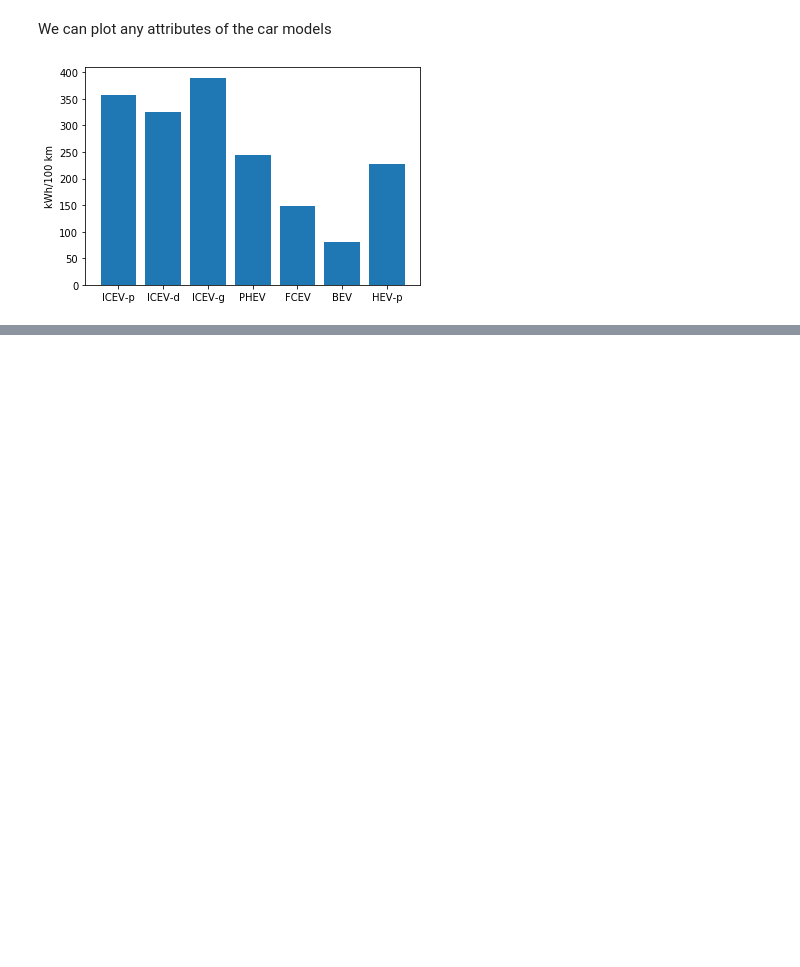
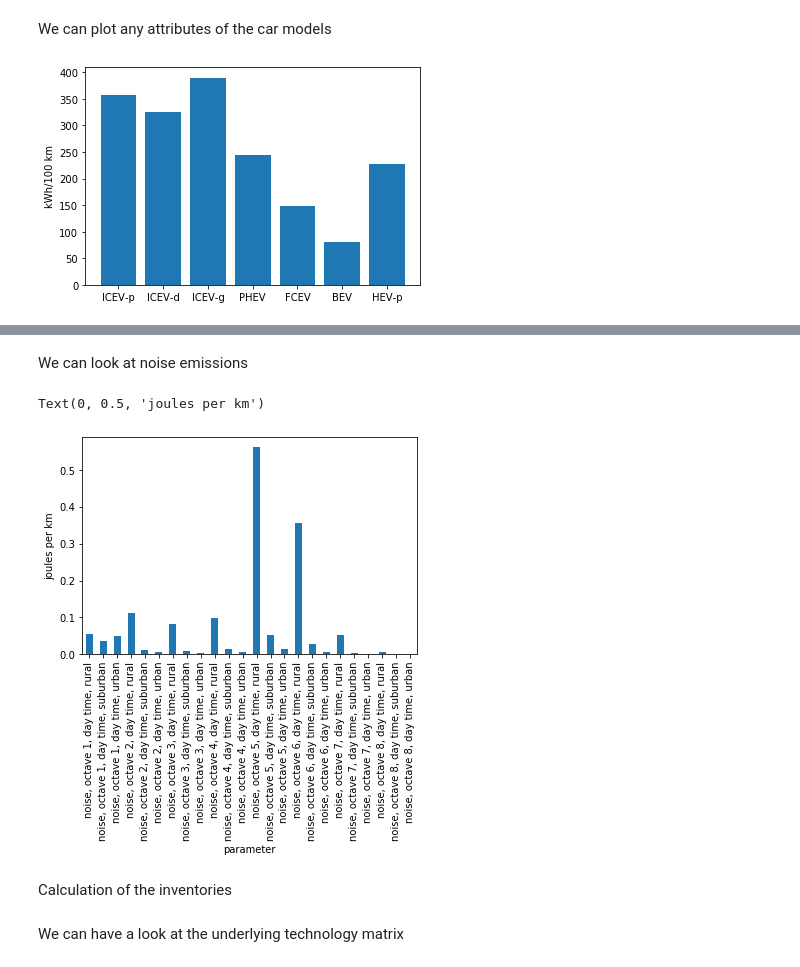
Before and after one commit to romainsacchi/carculator, a Jupyter notebook: examples/Examples.ipynb, the cells around one changed output, grey strips where cells are left out. Saved outputs shown, nothing was run; the diff lists cells and outputs as text; code cells hidden in the pictures; blank space fills up the shorter version.

```diff
--- a/examples/Examples.ipynb
+++ b/examples/Examples.ipynb
@@ -139,0 +210,14 @@ plt.show()
+# %% [markdown]
+We can look at noise emissions
+# %%
+list_param = list(cm.array.parameter.values)
+noise_emissions = [x for x in list_param if 'noise' in x]
+data = cm.array.sel(parameter=noise_emissions, year=2017, size='Van', powertrain='ICEV-p', value=0)\
+    .to_dataframe(name='noise emissions')['noise emissions']
+data[data>0].plot(kind='bar')
+plt.ylabel('joules per km')
+# %% [output]
+Text(0, 0.5, 'joules per km')
+[figure, added]
+# %% [markdown]
+Calculation of the inventories
@@ -139,0 +226,2 @@ plt.show()
+# %% [markdown]
+We can have a look at the underlying technology matrix
```
Also changed, not shown: parts of 40 cells of this notebook, 6 other files.
